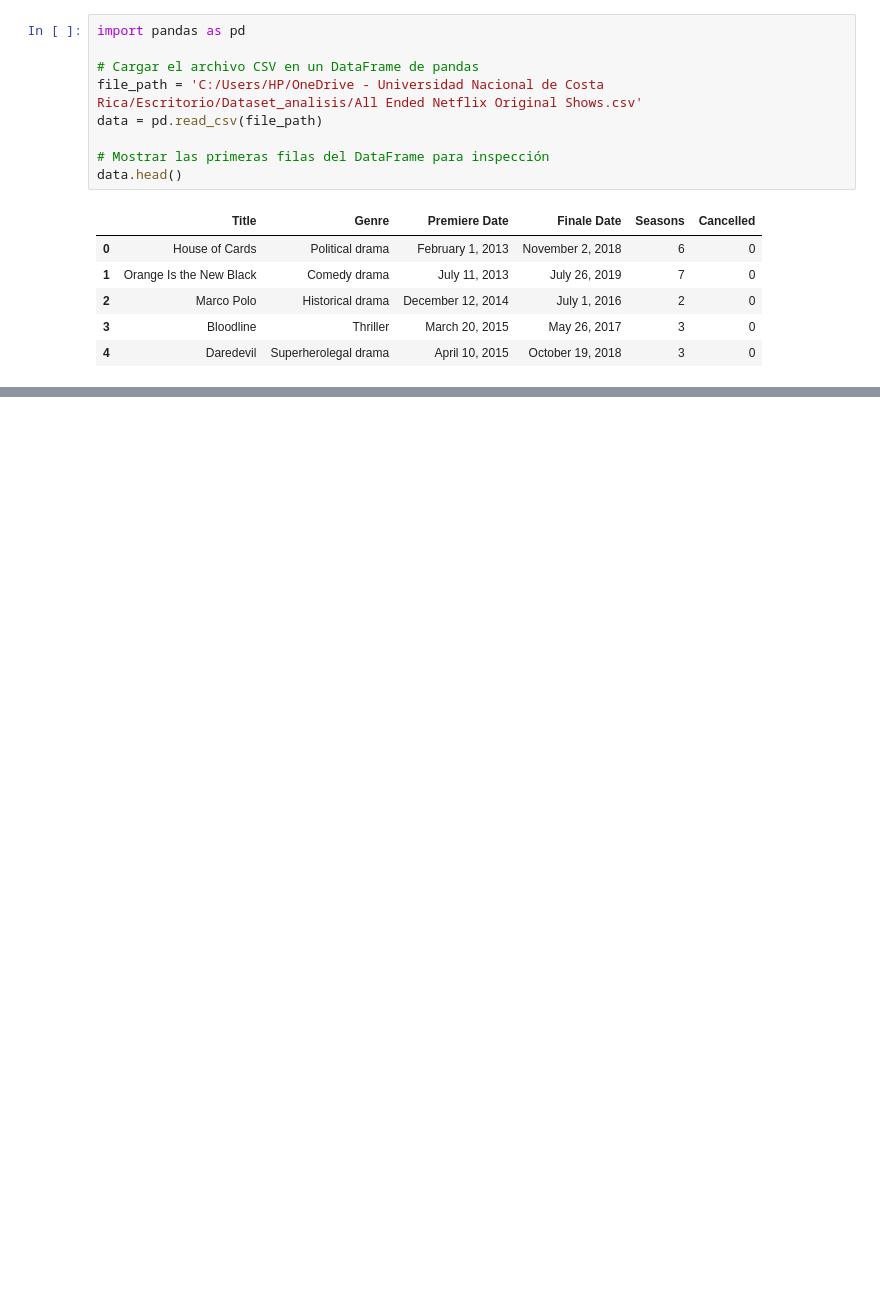
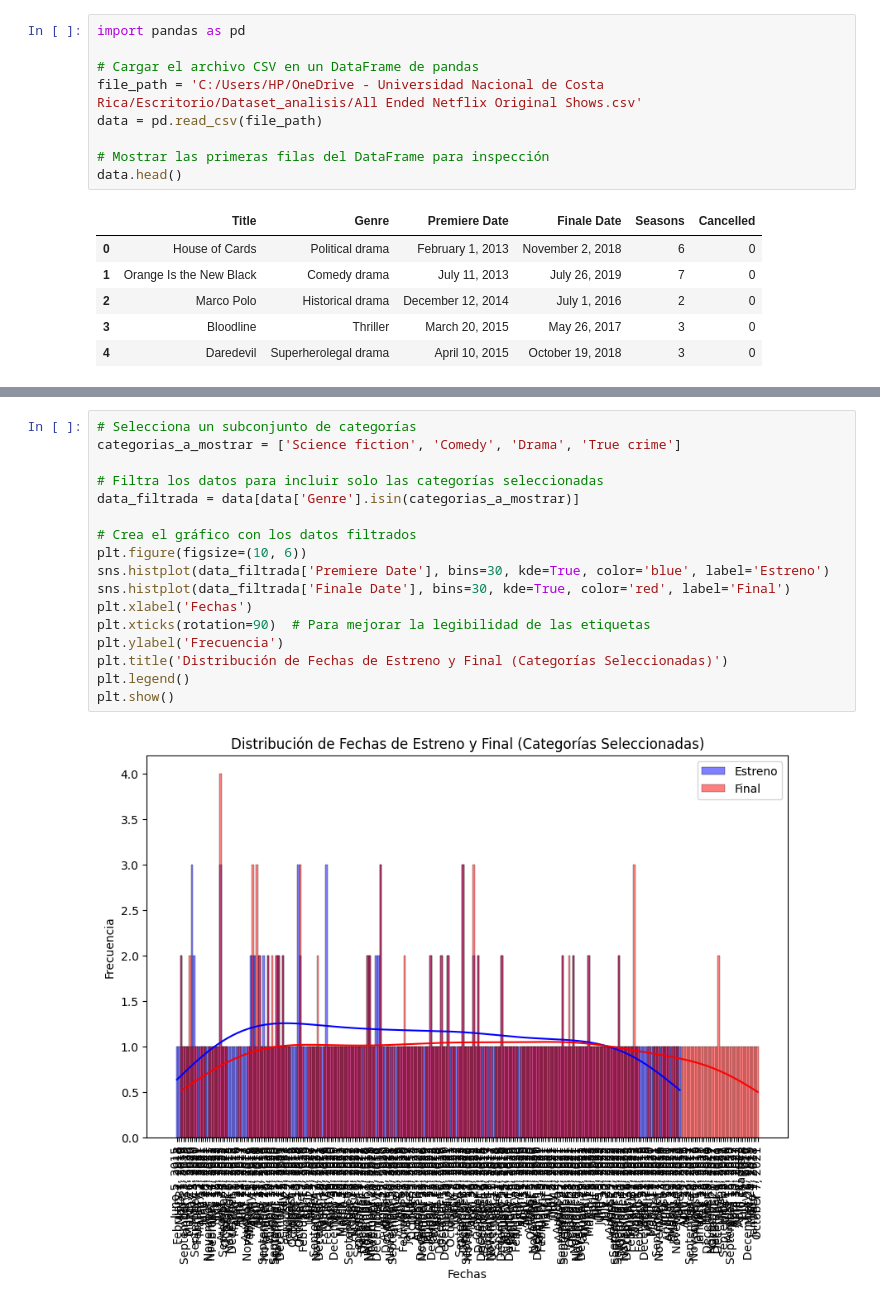
Before and after one commit to JeffVar00/Dataset_analisis, a Jupyter notebook: netflix.ipynb, the cells around one changed output, grey strips where cells are left out. Saved outputs shown, nothing was run; the diff lists cells and outputs as text; blank space fills up the shorter version.

```diff
--- a/netflix.ipynb
+++ b/netflix.ipynb
@@ -16,0 +72,19 @@ data.head()
+# %%
+# Selecciona un subconjunto de categorías
+categorias_a_mostrar = ['Science fiction', 'Comedy', 'Drama', 'True crime']
+
+# Filtra los datos para incluir solo las categorías seleccionadas
+data_filtrada = data[data['Genre'].isin(categorias_a_mostrar)]
+
+# Crea el gráfico con los datos filtrados
+plt.figure(figsize=(10, 6))
+sns.histplot(data_filtrada['Premiere Date'], bins=30, kde=True, color='blue', label='Estreno')
+sns.histplot(data_filtrada['Finale Date'], bins=30, kde=True, color='red', label='Final')
+plt.xlabel('Fechas')
+plt.xticks(rotation=90)  # Para mejorar la legibilidad de las etiquetas
+plt.ylabel('Frecuencia')
+plt.title('Distribución de Fechas de Estreno y Final (Categorías Seleccionadas)')
+plt.legend()
+plt.show()
+# %% [output]
+[figure, added]
```
Also changed, not shown: parts of 18 cells of this notebook.
